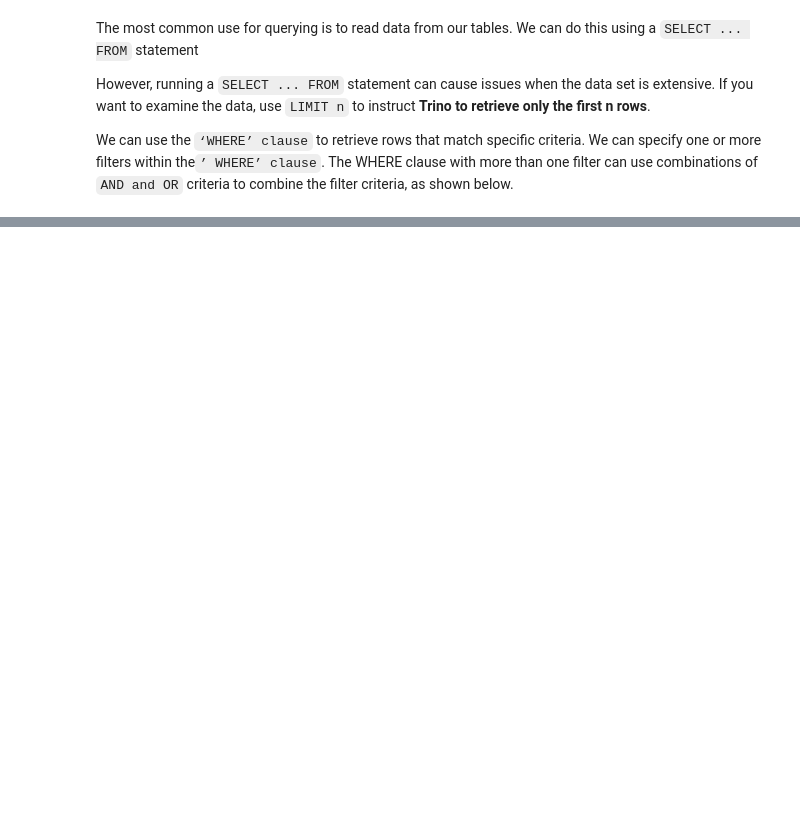
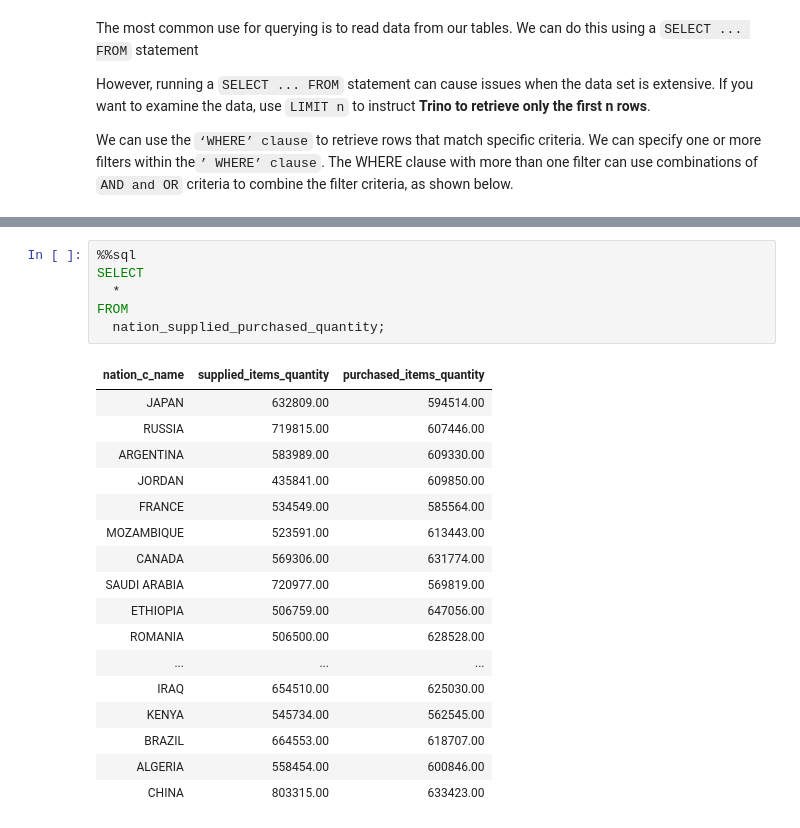
Before and after one commit to pr1thvi/data_engineering_for_beginners_code, a Jupyter notebook: notebooks/1-SQL_Refresher.ipynb, the cells around one changed output, grey strips where cells are left out. Drawn from its saved outputs; the diff is of its cells as text; blank space fills up the shorter version.

```diff
--- a/notebooks/1-SQL_Refresher.ipynb
+++ b/notebooks/1-SQL_Refresher.ipynb
@@ -156,0 +534,24 @@ LIMIT
+# %%
+%%sql
+SELECT
+  *
+FROM
+  nation_supplied_purchased_quantity;
+# %% [output]
+| nation_c_name | supplied_items_quantity | purchased_items_quantity |
+| JAPAN | 632809.00 | 594514.00 |
+| RUSSIA | 719815.00 | 607446.00 |
+| ARGENTINA | 583989.00 | 609330.00 |
+| JORDAN | 435841.00 | 609850.00 |
+| FRANCE | 534549.00 | 585564.00 |
+| MOZAMBIQUE | 523591.00 | 613443.00 |
+| CANADA | 569306.00 | 631774.00 |
+| SAUDI ARABIA | 720977.00 | 569819.00 |
+| ETHIOPIA | 506759.00 | 647056.00 |
+| ROMANIA | 506500.00 | 628528.00 |
+| ... | ... | ... |
+| IRAQ | 654510.00 | 625030.00 |
+| KENYA | 545734.00 | 562545.00 |
+| BRAZIL | 664553.00 | 618707.00 |
+| ALGERIA | 558454.00 | 600846.00 |
+| CHINA | 803315.00 | 633423.00 |
```
Also changed, not shown: parts of 63 cells of this notebook.
